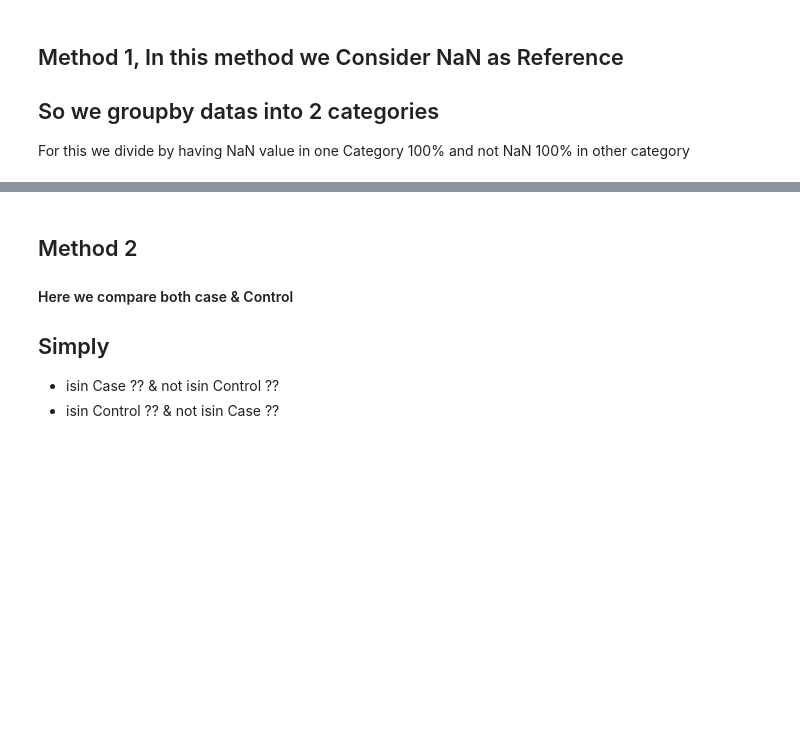
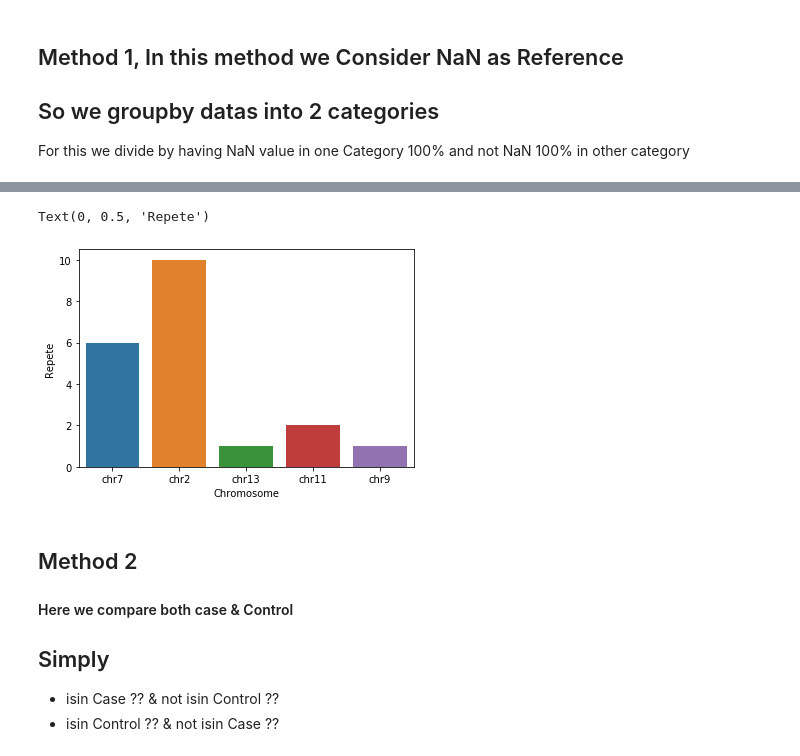
Before and after one commit to krishdb38/Bio_python, a Jupyter notebook: Submission_SNP_Analysis.ipynb, the cells around one changed output, grey strips where cells are left out. Cells and saved outputs as stored; diff of their text form; code cells hidden in the pictures; blank space fills up the shorter version.

```diff
--- a/Submission_SNP_Analysis.ipynb
+++ b/Submission_SNP_Analysis.ipynb
@@ -56,3 +93,10 @@ con_case
+# %%
+sns.countplot(case_con["CHROM"])
+plt.xlabel("Chromosome")
+plt.ylabel("Repete")
+# %% [output]
+Text(0, 0.5, 'Repete')
+[figure, added]
 # %% [markdown]
 ## Method 2
 #### Here we compare both case & Control
```
Also changed, not shown: parts of 10 cells of this notebook, 9 other files.
